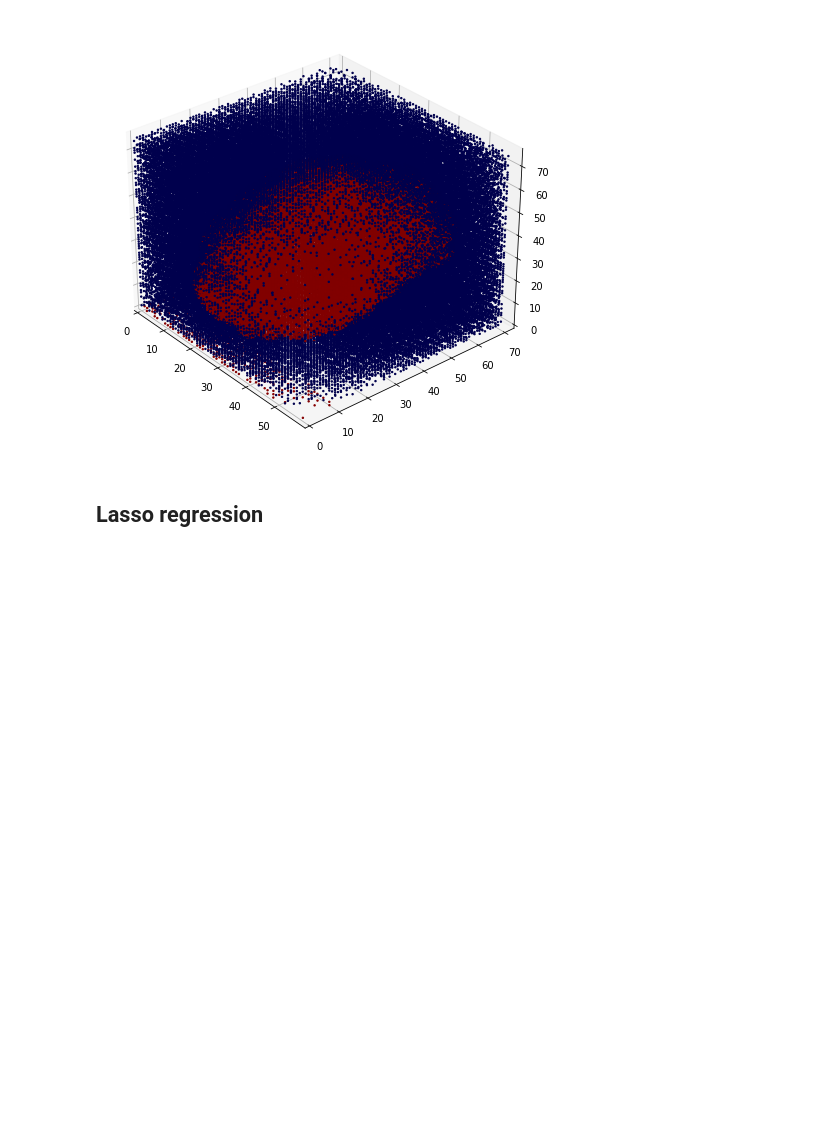
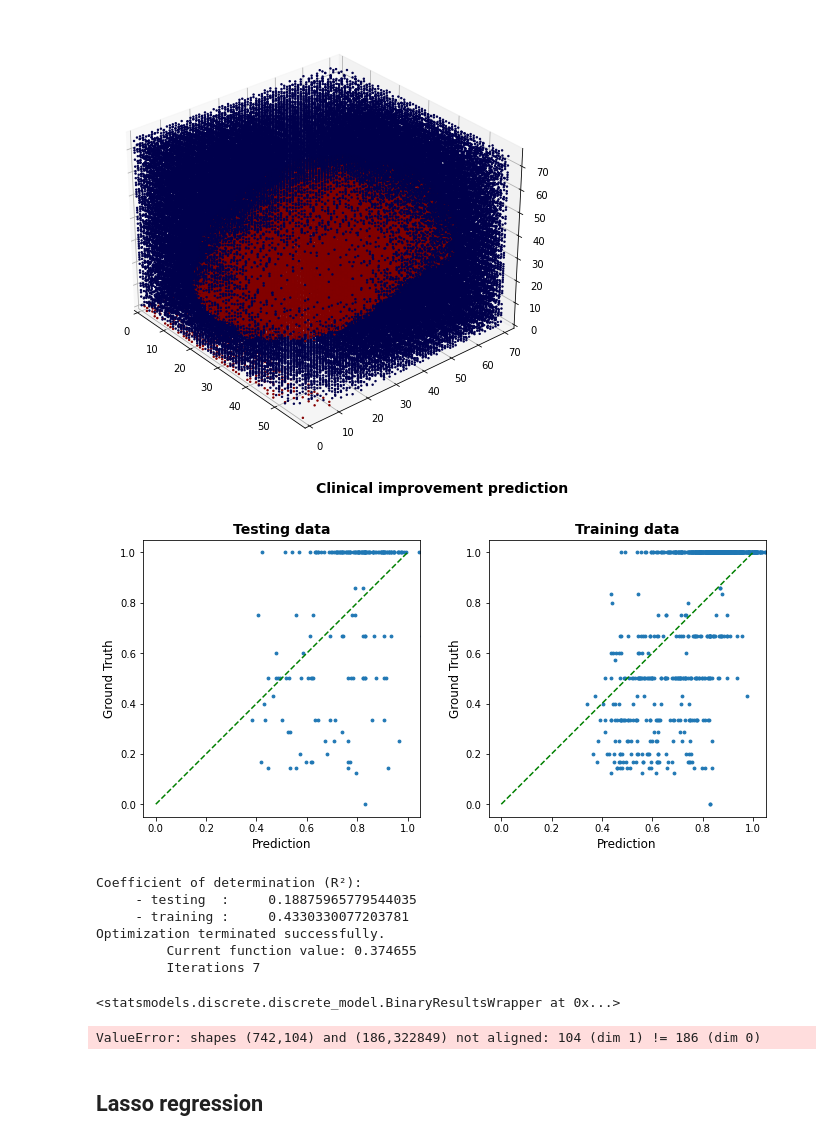
Before and after one commit to QuentinSav/probabilistic-stimulation-maps, a Jupyter notebook: modelEvaluation.ipynb, the cells around one changed output. Saved outputs shown, nothing was run; the diff lists cells and outputs as text; code cells hidden in the pictures; blank space fills up the shorter version.

Commit message:
Development of models
Former-commit-id: 57f8f0c7cb147488fd4f74d46d11eeadb664c939

```diff
--- a/modelEvaluation.ipynb
+++ b/modelEvaluation.ipynb
@@ -256,6 +255,31 @@ plot_map(model, dim='3D')
 [figure]
 [figure]
 [figure]
+# %%
+import statsmodels.api as sm
+from sklearn.linear_model import Lasso
+
+feature_selection = Lasso(alpha = 0.005, max_iter=1e4)
+feature_selection.fit(X_train,y_train)
+
+plot_results(feature_selection, X_test, y_test, X_train, y_train)
+X_train_selected_feat = np.delete(X_train, np.where(feature_selection.coef_ == 0), 1)
+
+logit = sm.Logit(y_train, X_train_selected_feat)
+logit.fit()
+# %% [output]
+[figure, added]
+Coefficient of determination (R²):
+     - testing  :     0.18875965779544035
+     - training :     0.4330330077203781
+Optimization terminated successfully.
+         Current function value: 0.374655
+         Iterations 7
+<statsmodels.discrete.discrete_model.BinaryResultsWrapper at 0x...>
+# %%
+plot_results(logit, X_test, y_test, X_train, y_train)
+# %% [output]
+ValueError: shapes (742,104) and (186,322849) not aligned: 104 (dim 1) != 186 (dim 0)
 # %% [markdown]
 ## Lasso regression
 # %%
```
Also changed, not shown: parts of 4 cells of this notebook.
